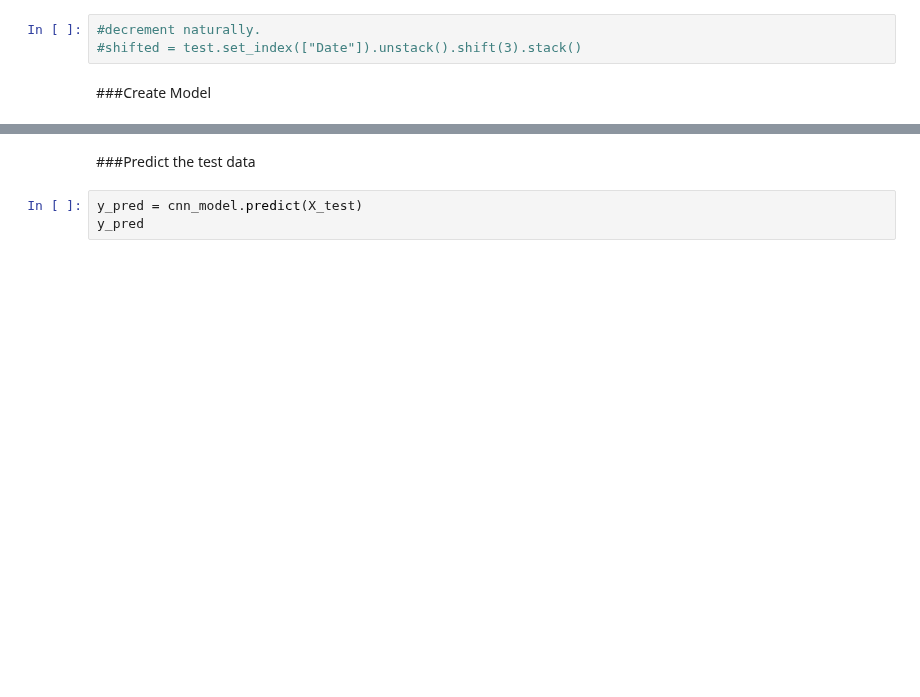
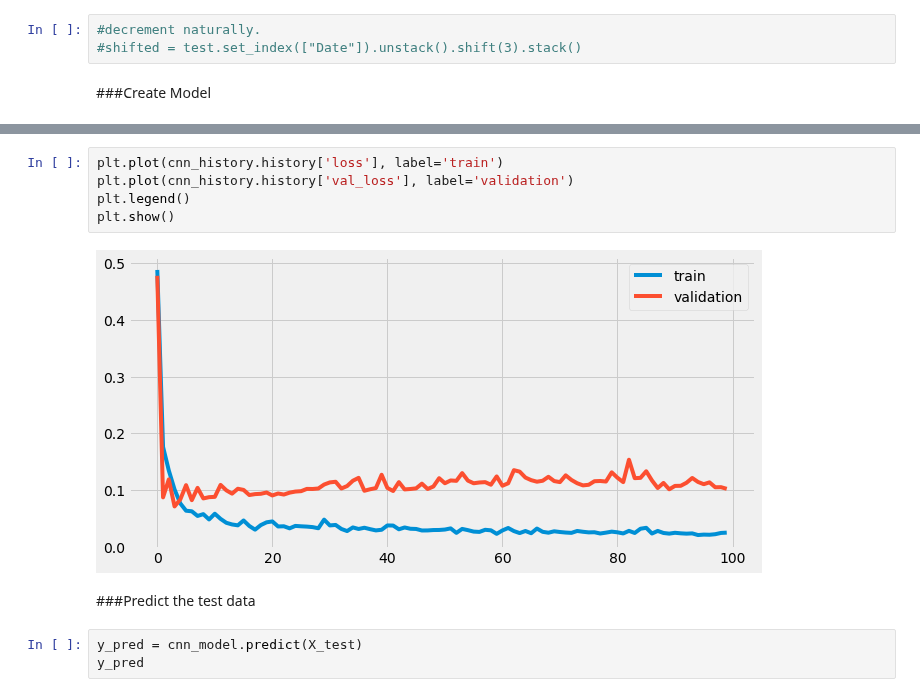
Before and after one commit to mofuoku417/Machine-Learning-Techniques-for-Multivariate-Time-Series-Forecasting-of-Crude-Palm-Oil-Prices, a Jupyter notebook: MV_CNN.ipynb, the cells around one changed output, grey strips where cells are left out. Drawn from its saved outputs; the diff is of its cells as text; blank space fills up the shorter version.

```diff
--- a/MV_CNN.ipynb
+++ b/MV_CNN.ipynb
@@ -368,3 +337,10 @@ _________________________________________________________________
+# %%
+plt.plot(cnn_history.history['loss'], label='train')
+plt.plot(cnn_history.history['val_loss'], label='validation')
+plt.legend()
+plt.show()
+# %% [output]
+[figure, added]
 # %% [markdown]
 ###Predict the test data
 # %%
```
Also changed, not shown: parts of 28 cells of this notebook.
